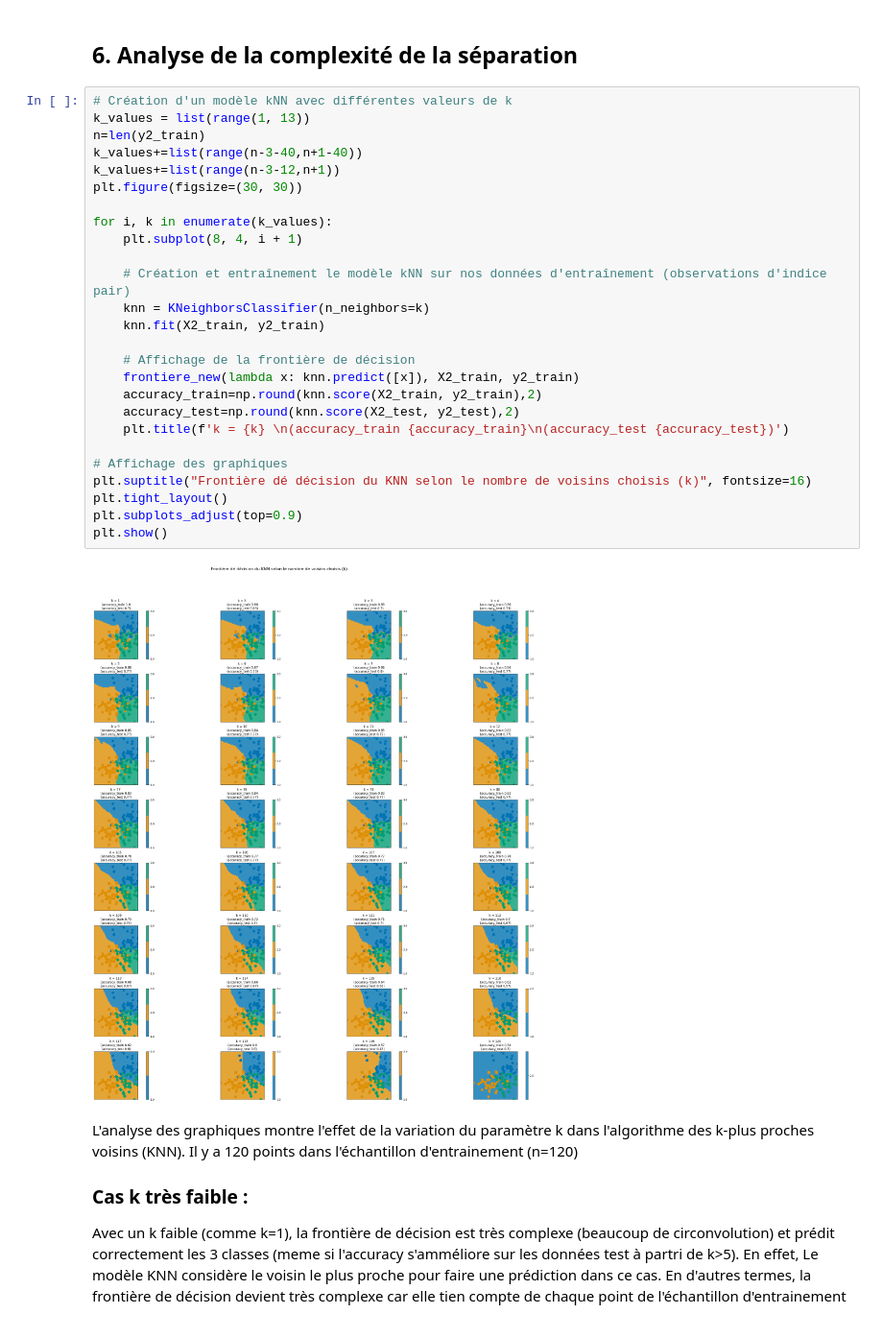
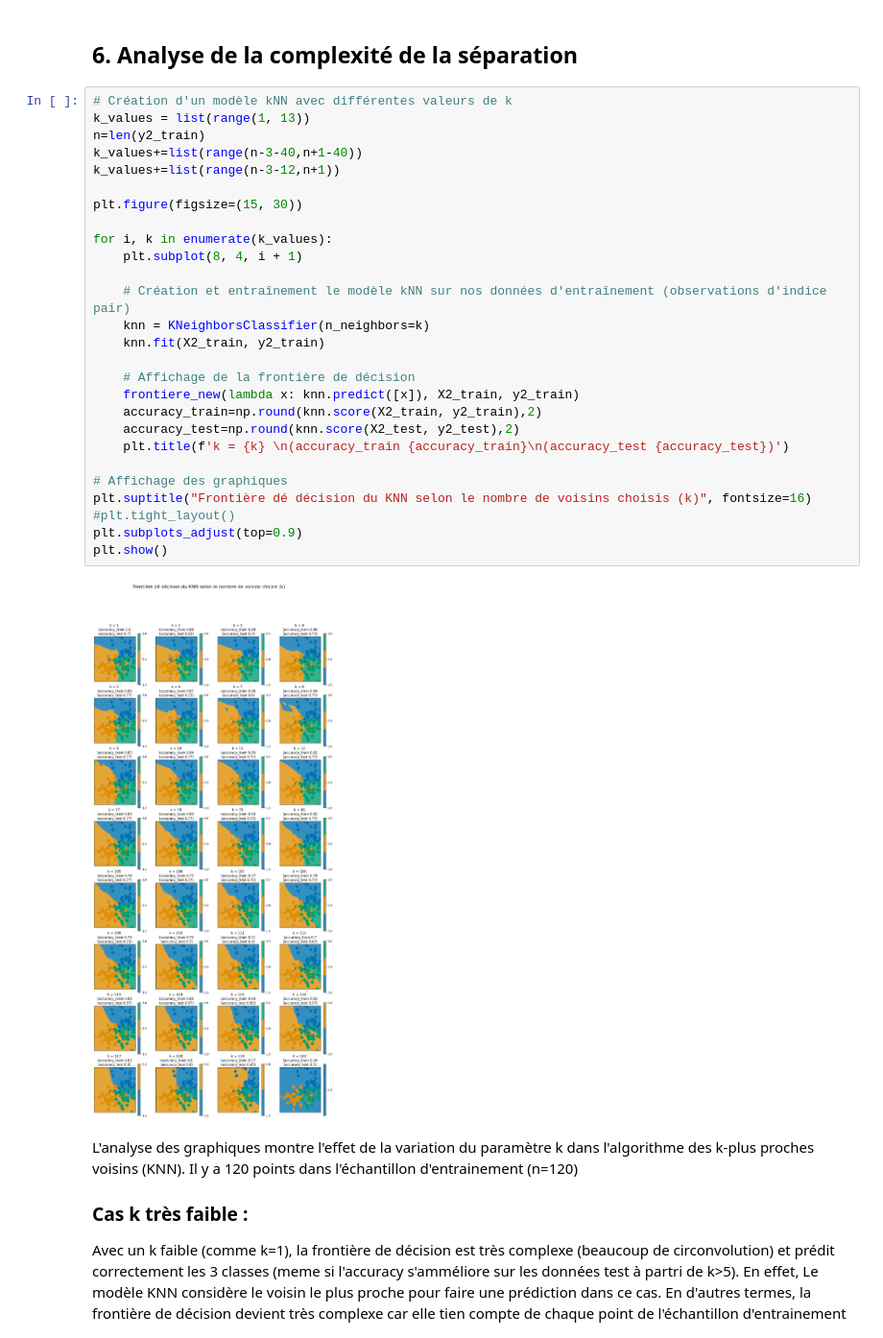
Before and after one commit to MitaTelecom/KNN_final, a Jupyter notebook: KNN/Travail principal.ipynb, the cells around one changed output. Shown at 96% size. Drawn from its saved outputs; the diff is of its cells as text.

Commit message:
Ajout intro et correction affichage graph à la question 6

```diff
--- a/KNN/Travail principal.ipynb
+++ b/KNN/Travail principal.ipynb
@@ -374,31 +379,32 @@ Les contours irréguliers de ces régions reflètent la sensibilité du classifi
 # %%
 # Création d'un modèle kNN avec différentes valeurs de k
 k_values = list(range(1, 13))
 n=len(y2_train)
 k_values+=list(range(n-3-40,n+1-40))
 k_values+=list(range(n-3-12,n+1))
-plt.figure(figsize=(30, 30))
+
+plt.figure(figsize=(15, 30))
 
 for i, k in enumerate(k_values):
     plt.subplot(8, 4, i + 1)
 
     # Création et entraînement le modèle kNN sur nos données d'entraînement (observations d'indice pair)
     knn = KNeighborsClassifier(n_neighbors=k)
     knn.fit(X2_train, y2_train)
 
     # Affichage de la frontière de décision
     frontiere_new(lambda x: knn.predict([x]), X2_train, y2_train)
     accuracy_train=np.round(knn.score(X2_train, y2_train),2)
     accuracy_test=np.round(knn.score(X2_test, y2_test),2)
     plt.title(f'k = {k} \n(accuracy_train {accuracy_train}\n(accuracy_test {accuracy_test})')
 
 # Affichage des graphiques
 plt.suptitle("Frontière dé décision du KNN selon le nombre de voisins choisis (k)", fontsize=16)
-plt.tight_layout()
+#plt.tight_layout()
 plt.subplots_adjust(top=0.9)
 plt.show()
 # %% [output]
-[figure, old version]
+[figure, new version]
 # %% [markdown]
 L'analyse des graphiques montre l'effet de la variation du paramètre k dans l'algorithme des k-plus proches voisins (KNN). Il y a 120 points dans l'échantillon d'entrainement (n=120)
 
```
Also changed, not shown: parts of 6 cells of this notebook.
